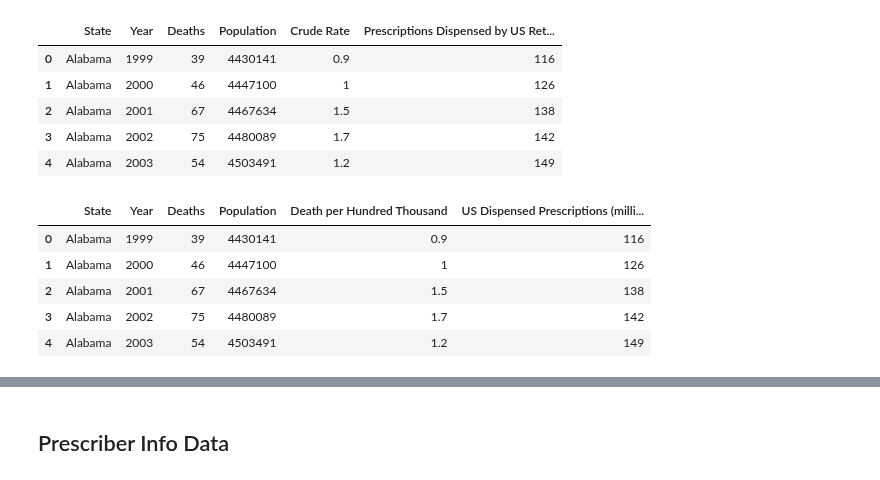
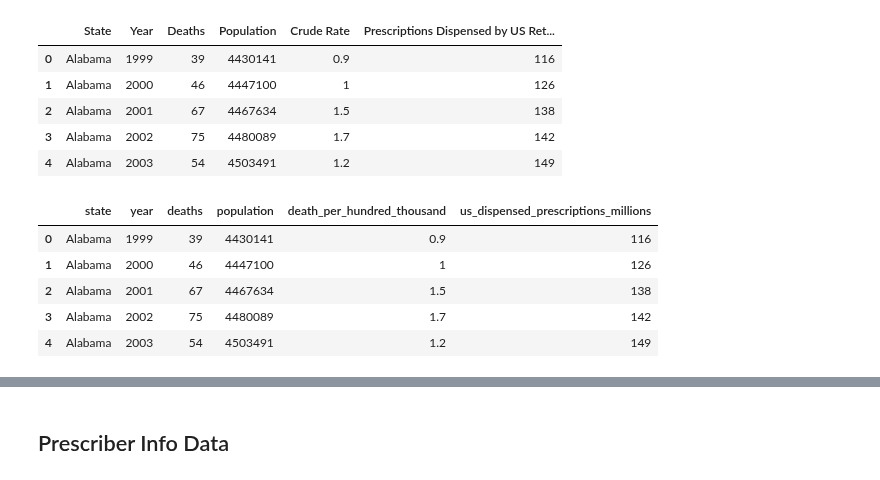
Before and after one commit to Chahnaz-Kbaisi/ETL-Project, a Jupyter notebook: Part_2/average_dispensed.ipynb, the cells around one changed output, grey strips where cells are left out. Drawn from its saved outputs; the diff is of its cells as text; code cells hidden in the pictures.

Commit message:
renamed columns in dispensed data frame

```diff
--- a/Part_2/average_dispensed.ipynb
+++ b/Part_2/average_dispensed.ipynb
@@ -81,11 +81,15 @@ cleaned_subset.head()
 # %%
 # Renaming the subset dataframe columns:
 dispensed_df = cleaned_subset.rename(columns={
-    'Crude Rate': 'Death per Hundred Thousand',
-    'Prescriptions Dispensed by US Retailers in that year (millions)': 'US Dispensed Prescriptions (millions)'})
+    'State': 'state',
+    'Year': 'year',
+    'Deaths': 'deaths',
+    'Population': 'population',
+    'Crude Rate': 'death_per_hundred_thousand',
+    'Prescriptions Dispensed by US Retailers in that year (millions)': 'us_dispensed_prescriptions_millions'})
 dispensed_df.head()
 # %% [output]
-|  | State | Year | Deaths | Population | Death per Hundred Thousand | US Dispensed Prescriptions (milli... |
+|  | state | year | deaths | population | death_per_hundred_thousand | us_dispensed_prescriptions_millions |
 | 0 | Alabama | 1999 | 39 | 4430141 | 0.9 | 116 |
 | 1 | Alabama | 2000 | 46 | 4447100 | 1 | 126 |
 | 2 | Alabama | 2001 | 67 | 4467634 | 1.5 | 138 |
```
Also changed, not shown: parts of 2 cells of this notebook.
